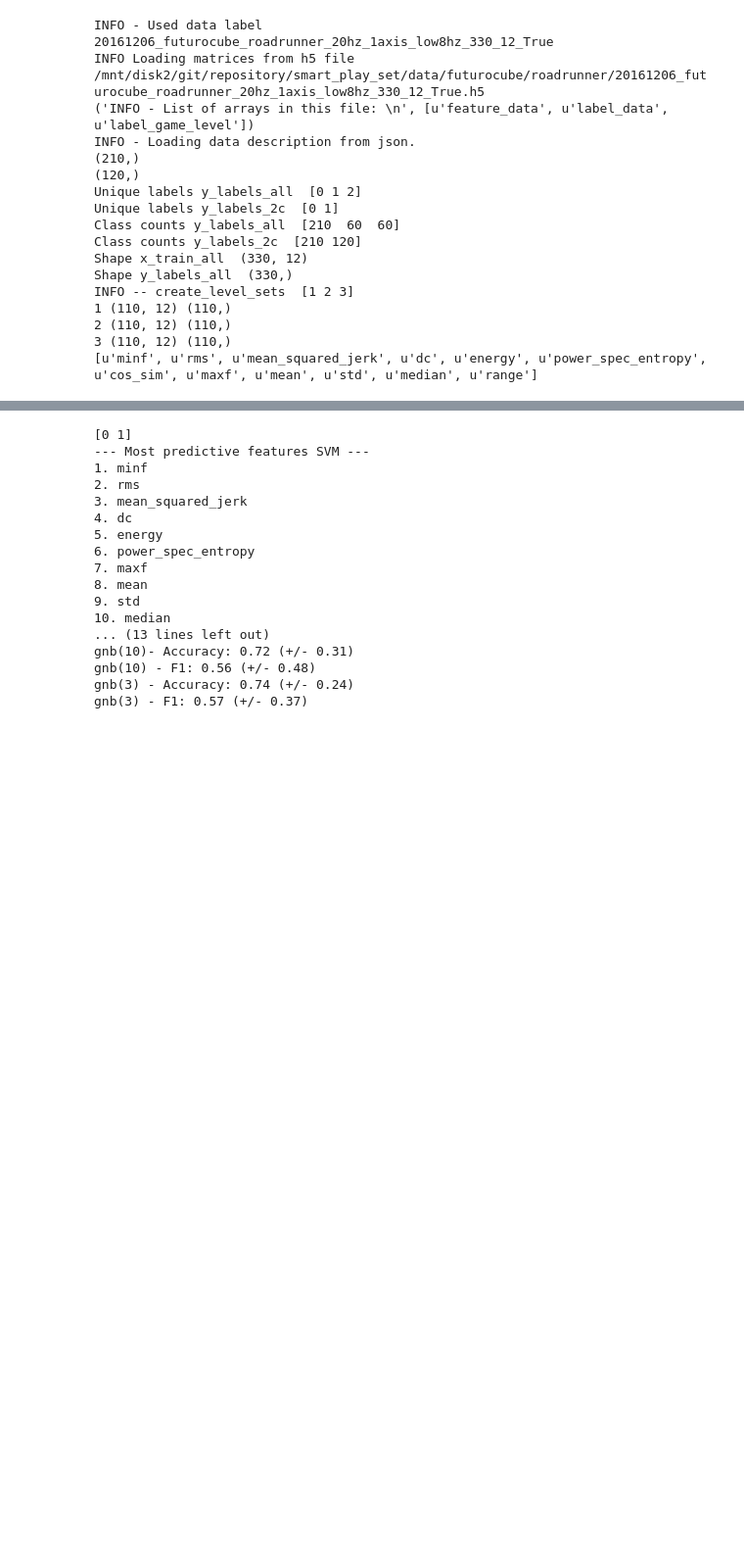
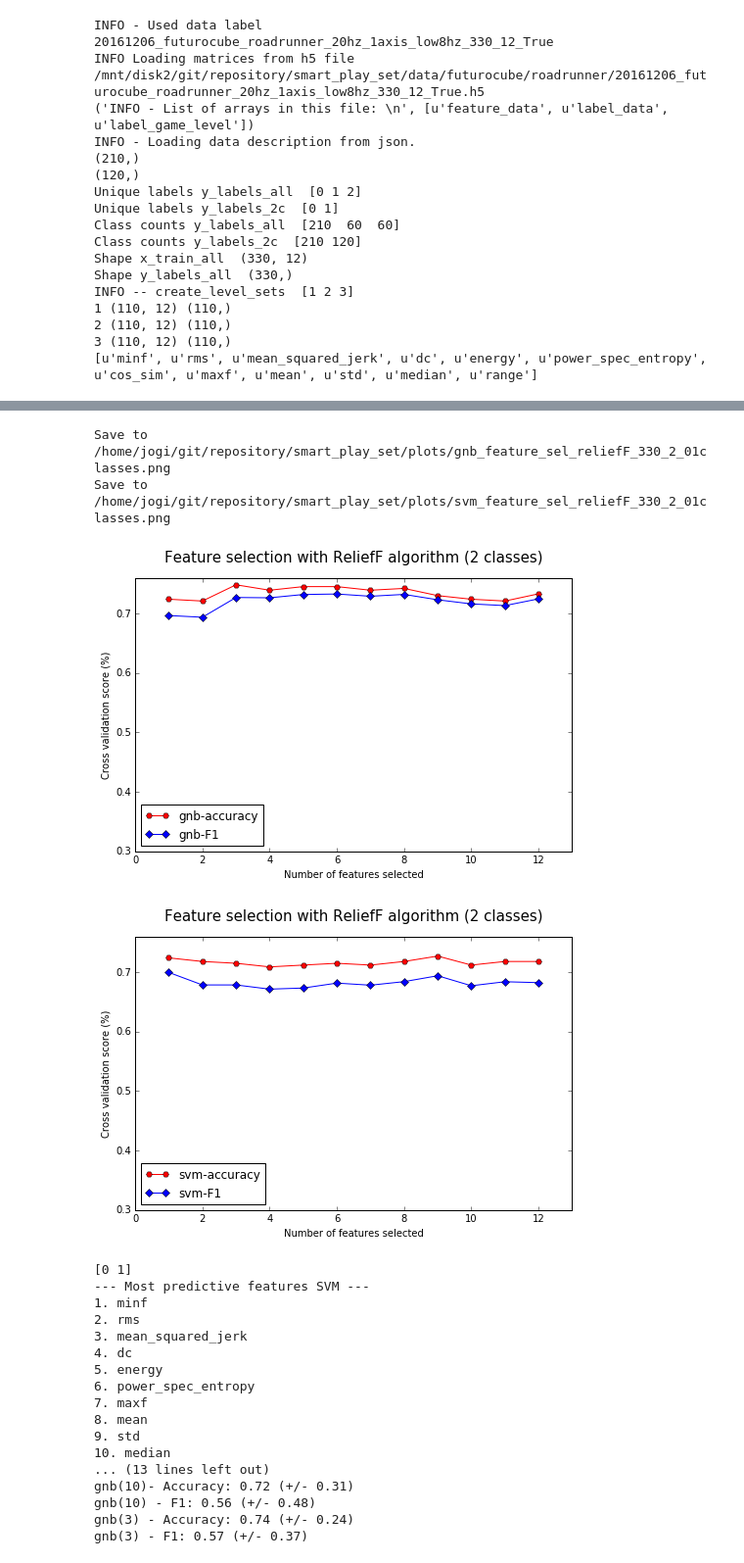
Before and after one commit to toologicbv/smart_play_set, a Jupyter notebook: utils/exp2_feature_sel_v2.ipynb, the cells around one changed output, grey strips where cells are left out. Shown: that part at 98% size. Drawn from its saved outputs; the diff is of its cells as text; code cells hidden in the pictures; blank space fills up the shorter version.

```diff
--- a/utils/kleine_reus_feature_sel_v2.ipynb
+++ b/utils/exp2_feature_sel_v2.ipynb
@@ -379,3 +401,44 @@ Save to /home/jogi/git/repository/smart_play_set/plots/svm_level3_feature_sel_re
+# %%
+# Plot number of features VS. cross-validation scores
+markers = ['D', 'H'] # x', '+', '^', 'D', '<', '>', '8', '*', 'H', 'o']
+colors = ['b', 'r', 'y']
+plt.figure(figsize=(8, 5))
+plt.xlim([0, len(features)+1])
+plt.ylim([0.30,0.76])
+plt.title("Feature selection with ReliefF algorithm (%d classes)" % len(np.unique(y_labels)), fontsize=15, y=1.04)
+plt.xlabel("Number of features selected")
+plt.ylabel("Cross validation score (%)")
+plt.plot(feature_list_length, res_gnb_acc, 'Hr-', label="gnb-accuracy")
+plt.plot(feature_list_length, res_gnb_f1, 'Db-', label="gnb-F1")
+# plt.plot(feature_list_length, res_gnb_rc, 'xg-', label="gnb-recall")
+plt.legend(loc="best")
+outfile = PLOT_OUTPUT_DIR + 'gnb_feature_sel_reliefF_' + str(num_of_samples) + "_" + str(num_of_classes) + \
+                                "_" + class_labels + 'classes.png'
+
+print("Save to %s" % outfile)
+plt.savefig(outfile, dpi=100)
+
+plt.figure(figsize=(8, 5))
+plt.xlim([0, len(features)+1])
+plt.ylim([0.30,0.76])
+plt.title("Feature selection with ReliefF algorithm (%d classes)" % len(np.unique(y_labels)), fontsize=15, y=1.04)
+plt.xlabel("Number of features selected")
+plt.ylabel("Cross validation score (%)")
+plt.plot(feature_list_length, res_svc_acc, 'Hr-', label="svm-accuracy")
+
+plt.plot(feature_list_length, res_svc_f1, 'Db-', label="svm-F1")
+# plt.plot(feature_list_length, res_svc_rc, 'xg-', label="svm-recall")
+plt.legend(loc="best")
+outfile = PLOT_OUTPUT_DIR + 'svm_feature_sel_reliefF_' + str(num_of_samples) + "_" + str(num_of_classes) + \
+                                "_" + class_labels + 'classes.png'
+
+print("Save to %s" % outfile)
+plt.savefig(outfile, dpi=100)
+# %% [output]
+Save to /home/jogi/git/repository/smart_play_set/plots/gnb_feature_sel_reliefF_330_2_01classes.png
+Save to /home/jogi/git/repository/smart_play_set/plots/svm_feature_sel_reliefF_330_2_01classes.png
+[figure, added]
+[figure, added]
 # %%
 # y_labels = y_labels_all
 y_labels = y_labels_2c[:]
```
Also changed, not shown: parts of 6 cells of this notebook, 21 other files.
